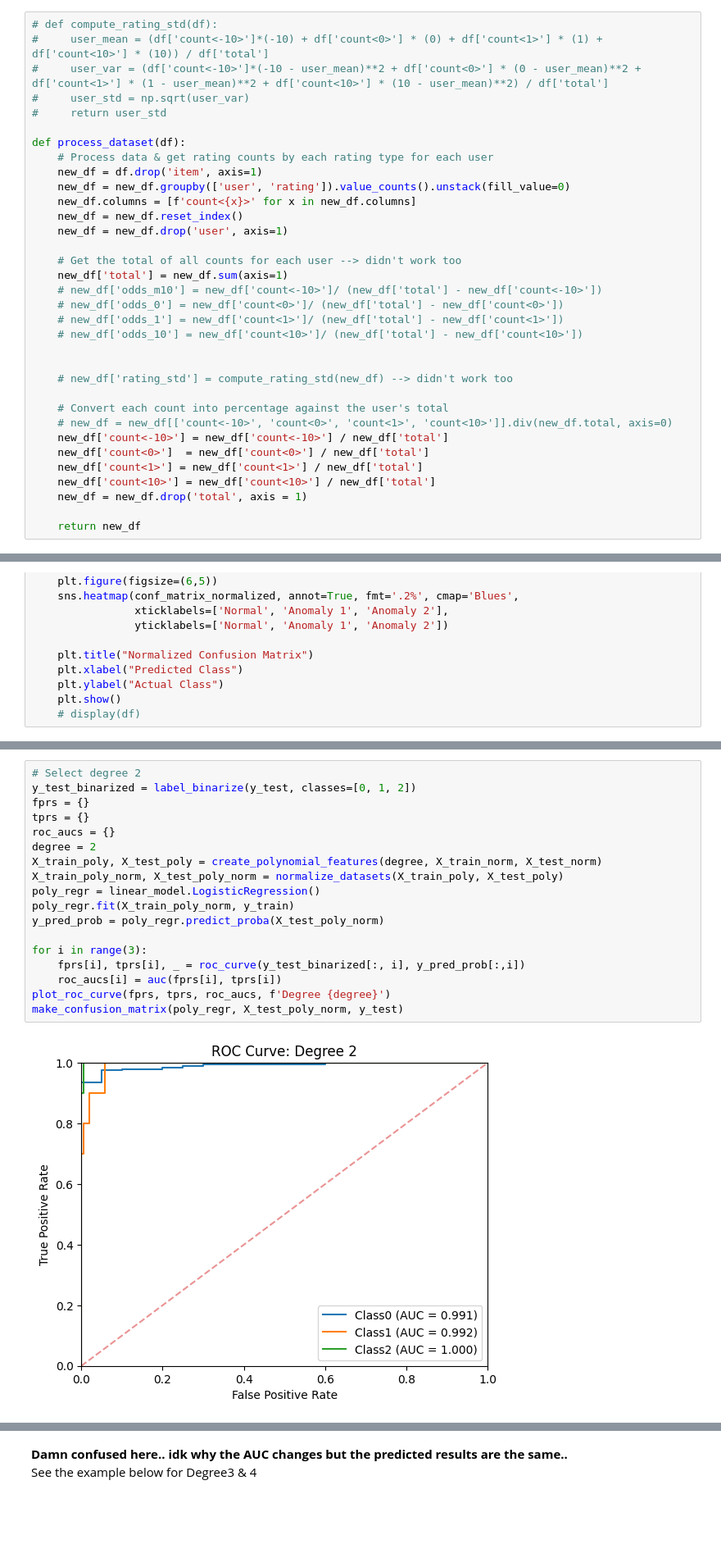
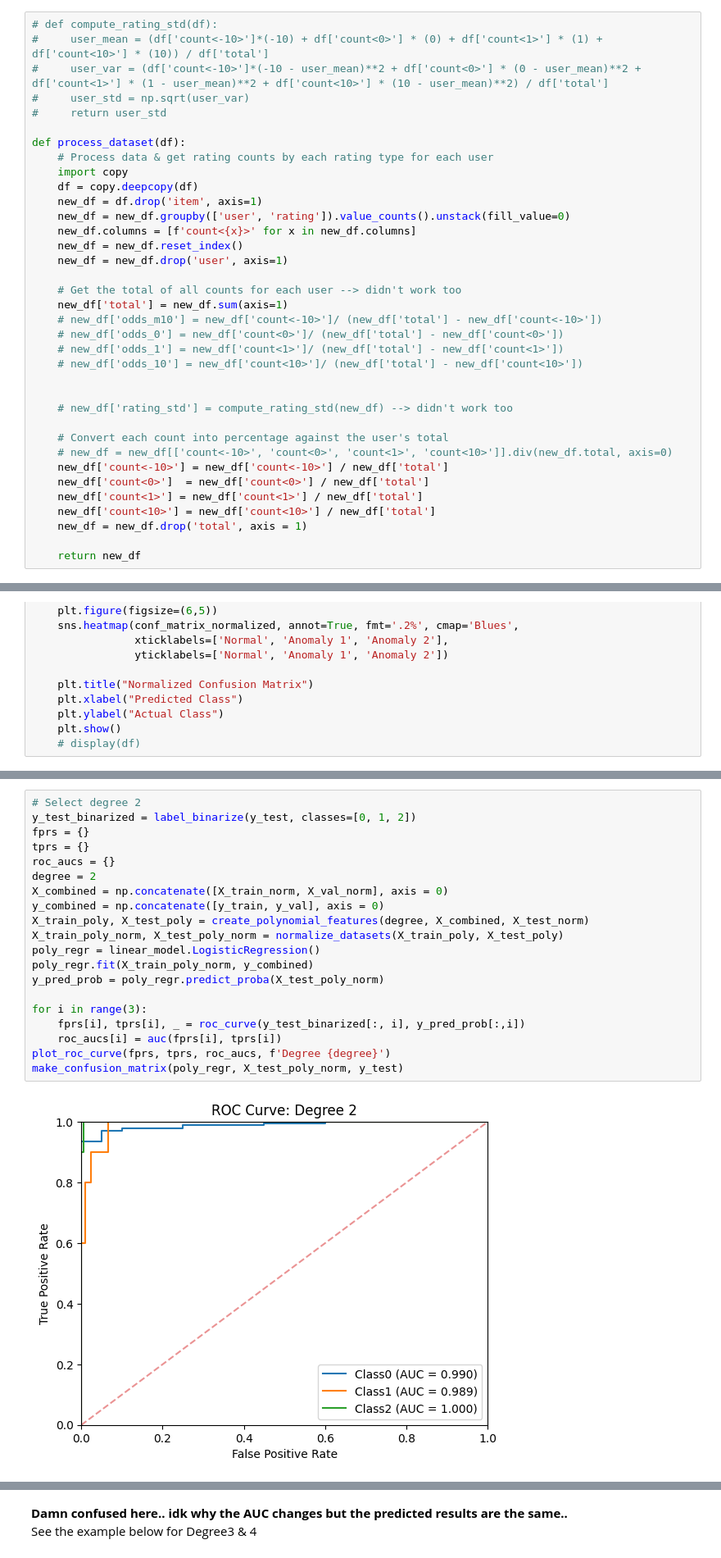
Before and after one commit to JET2001/cs421-project, a Jupyter notebook: alex/alex_v2_count_percentage_added_valset.ipynb, the cells around one changed output, grey strips where cells are left out. Shown at 82% size. Drawn from its saved outputs; the diff is of its cells as text; blank space fills up the shorter version.

```diff
--- a/alex/alex_v2_count_percentage_added_valset.ipynb
+++ b/alex/alex_v2_count_percentage_added_valset.ipynb
@@ -139,6 +138,8 @@ So I'm gonna get the counts for each user
 
 def process_dataset(df):
     # Process data & get rating counts by each rating type for each user
+    import copy
+    df = copy.deepcopy(df)
     new_df = df.drop('item', axis=1)
     new_df = new_df.groupby(['user', 'rating']).value_counts().unstack(fill_value=0)
     new_df.columns = [f'count<{x}>' for x in new_df.columns]
@@ -390,23 +407,25 @@ for degree in range(1, 7):
 # %%
 # Select degree 2
 y_test_binarized = label_binarize(y_test, classes=[0, 1, 2])
 fprs = {}
 tprs = {}
 roc_aucs = {}
 degree = 2
-X_train_poly, X_test_poly = create_polynomial_features(degree, X_train_norm, X_test_norm)
+X_combined = np.concatenate([X_train_norm, X_val_norm], axis = 0)
+y_combined = np.concatenate([y_train, y_val], axis = 0)
+X_train_poly, X_test_poly = create_polynomial_features(degree, X_combined, X_test_norm)
 X_train_poly_norm, X_test_poly_norm = normalize_datasets(X_train_poly, X_test_poly)
 poly_regr = linear_model.LogisticRegression()
-poly_regr.fit(X_train_poly_norm, y_train)
+poly_regr.fit(X_train_poly_norm, y_combined)
 y_pred_prob = poly_regr.predict_proba(X_test_poly_norm)
 
 for i in range(3):
     fprs[i], tprs[i], _ = roc_curve(y_test_binarized[:, i], y_pred_prob[:,i])
     roc_aucs[i] = auc(fprs[i], tprs[i])
 plot_roc_curve(fprs, tprs, roc_aucs, f'Degree {degree}')
 make_confusion_matrix(poly_regr, X_test_poly_norm, y_test)
 # %% [output]
-[figure, old version]
+[figure, new version]
 [figure]
 # %% [markdown]
 **Damn confused here.. idk why the AUC changes but the predicted results are the same..**
```
Also changed, not shown: parts of 31 cells of this notebook.
